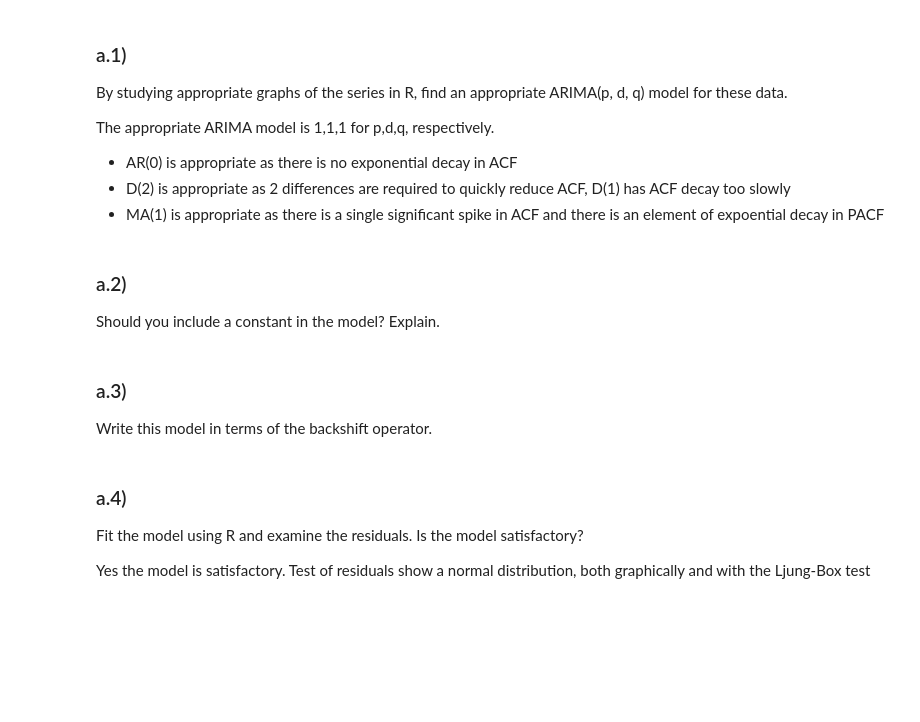
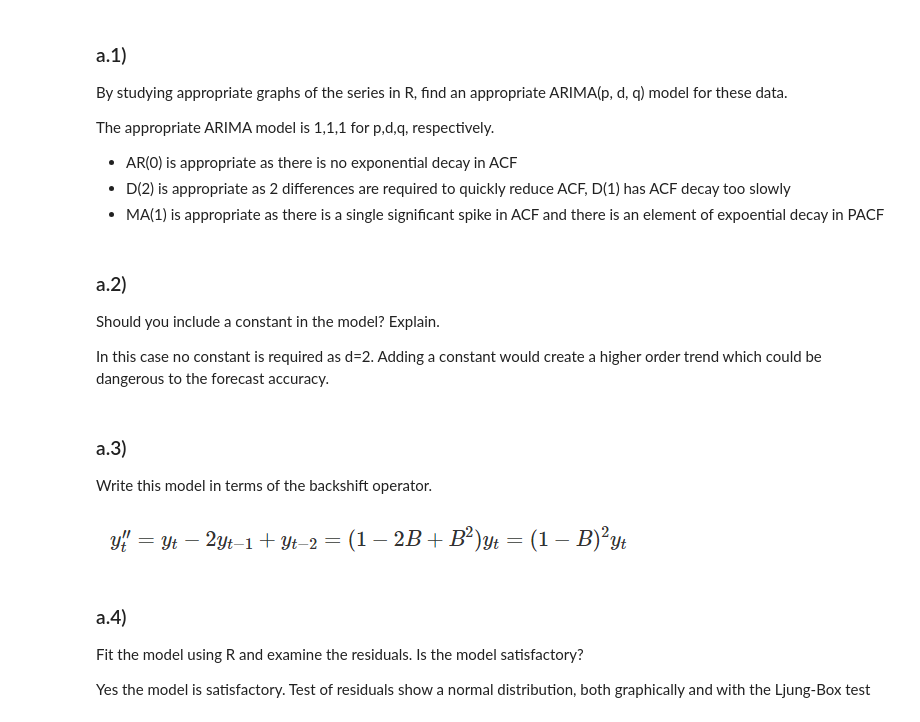
Before and after one commit to mswaringen/uva_afcs, a Jupyter notebook: assignment_1.ipynb, the cells around one changed output. Cells and saved outputs as stored; diff of their text form; code cells hidden in the pictures; blank space fills up the shorter version.

```diff
--- a/assignment_1.ipynb
+++ b/assignment_1.ipynb
@@ -58,9 +59,15 @@ The appropriate ARIMA model is 1,1,1 for p,d,q, respectively.
 # %% [markdown]
 ### a.2)
 Should you include a constant in the model? Explain.
+
+In this case no constant is required as d=2. Adding a constant would create a higher order trend which could be dangerous to the forecast accuracy.
 # %% [markdown]
 ### a.3)
 Write this model in terms of the backshift operator.
+# %%
+display_png(file="data/backshift.png")
+# %% [output]
+[figure, added]
 # %% [markdown]
 ### a.4)
 Fit the model using R and examine the residuals. Is the model satisfactory?
```
Also changed, not shown: parts of 21 cells of this notebook, 1 other file.
